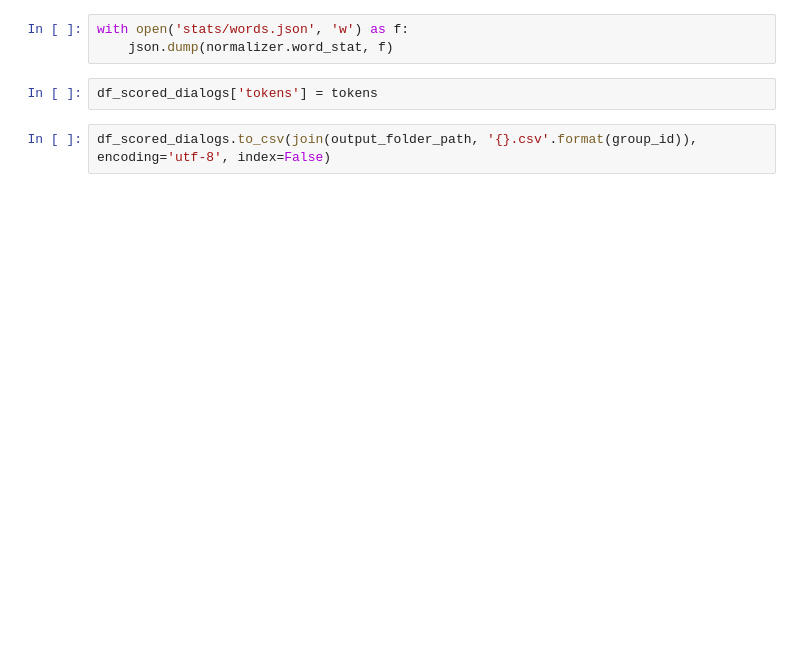
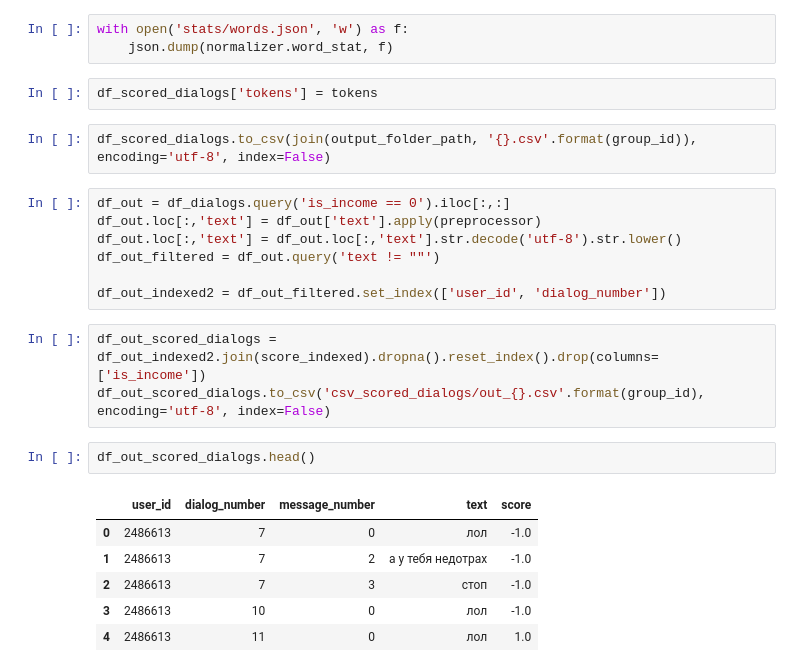
Before and after one commit to ven-analysis/vk-smartchat, a Jupyter notebook: csv_dialogs_to_csv_scored_dialogs.ipynb, the cells around one changed output. Drawn from its saved outputs; the diff is of its cells as text; blank space fills up the shorter version.

```diff
--- a/csv_dialogs_to_csv_scored_dialogs.ipynb
+++ b/csv_dialogs_to_csv_scored_dialogs.ipynb
@@ -176,3 +181,22 @@ with open('stats/words.json', 'w') as f:
 df_scored_dialogs['tokens'] = tokens
 # %%
 df_scored_dialogs.to_csv(join(output_folder_path, '{}.csv'.format(group_id)), encoding='utf-8', index=False)
+# %%
+df_out = df_dialogs.query('is_income == 0').iloc[:,:]
+df_out.loc[:,'text'] = df_out['text'].apply(preprocessor)
+df_out.loc[:,'text'] = df_out.loc[:,'text'].str.decode('utf-8').str.lower()
+df_out_filtered = df_out.query('text != ""')
+
+df_out_indexed2 = df_out_filtered.set_index(['user_id', 'dialog_number'])
+# %%
+df_out_scored_dialogs = df_out_indexed2.join(score_indexed).dropna().reset_index().drop(columns=['is_income'])
+df_out_scored_dialogs.to_csv('csv_scored_dialogs/out_{}.csv'.format(group_id), encoding='utf-8', index=False)
+# %%
+df_out_scored_dialogs.head()
+# %% [output]
+|  | user_id | dialog_number | message_number | text | score |
+| 0 | 2486613 | 7 | 0 | лол | -1.0 |
+| 1 | 2486613 | 7 | 2 | а у тебя недотрах | -1.0 |
+| 2 | 2486613 | 7 | 3 | стоп | -1.0 |
+| 3 | 2486613 | 10 | 0 | лол | -1.0 |
+| 4 | 2486613 | 11 | 0 | лол | 1.0 |
```
Also changed, not shown: parts of 9 cells of this notebook, 2 other files.
